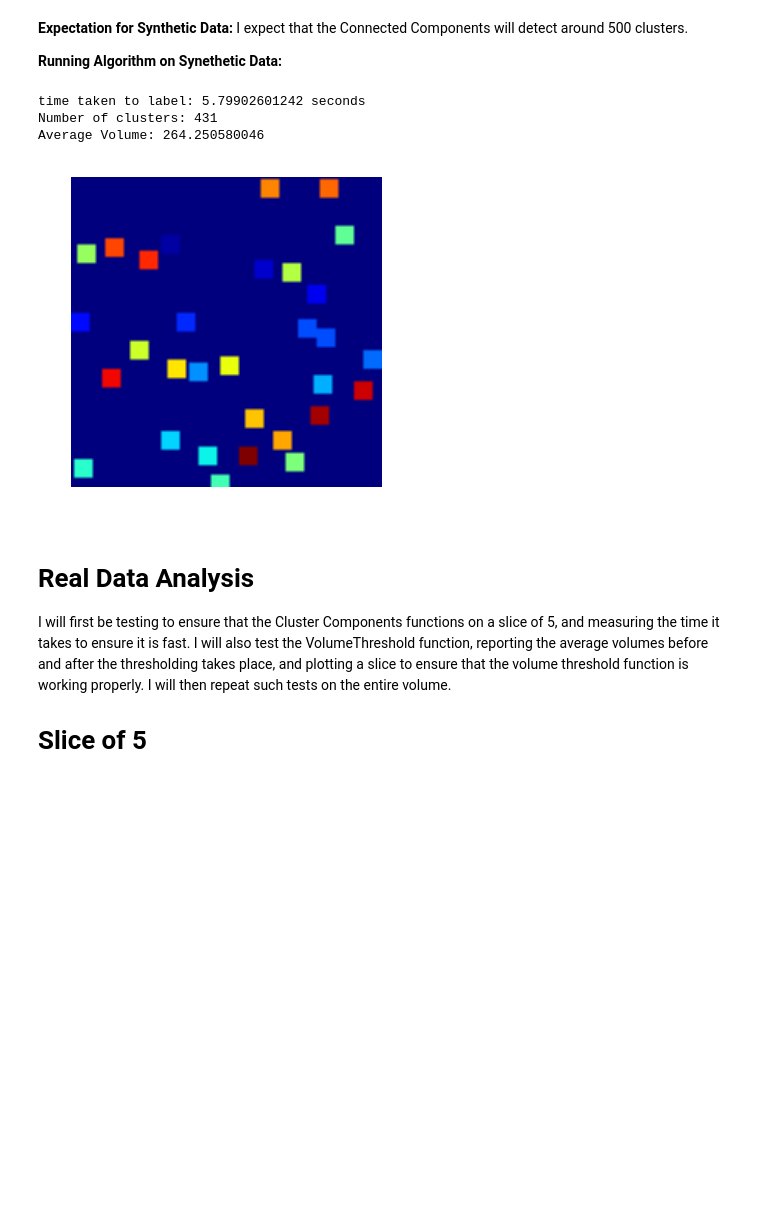
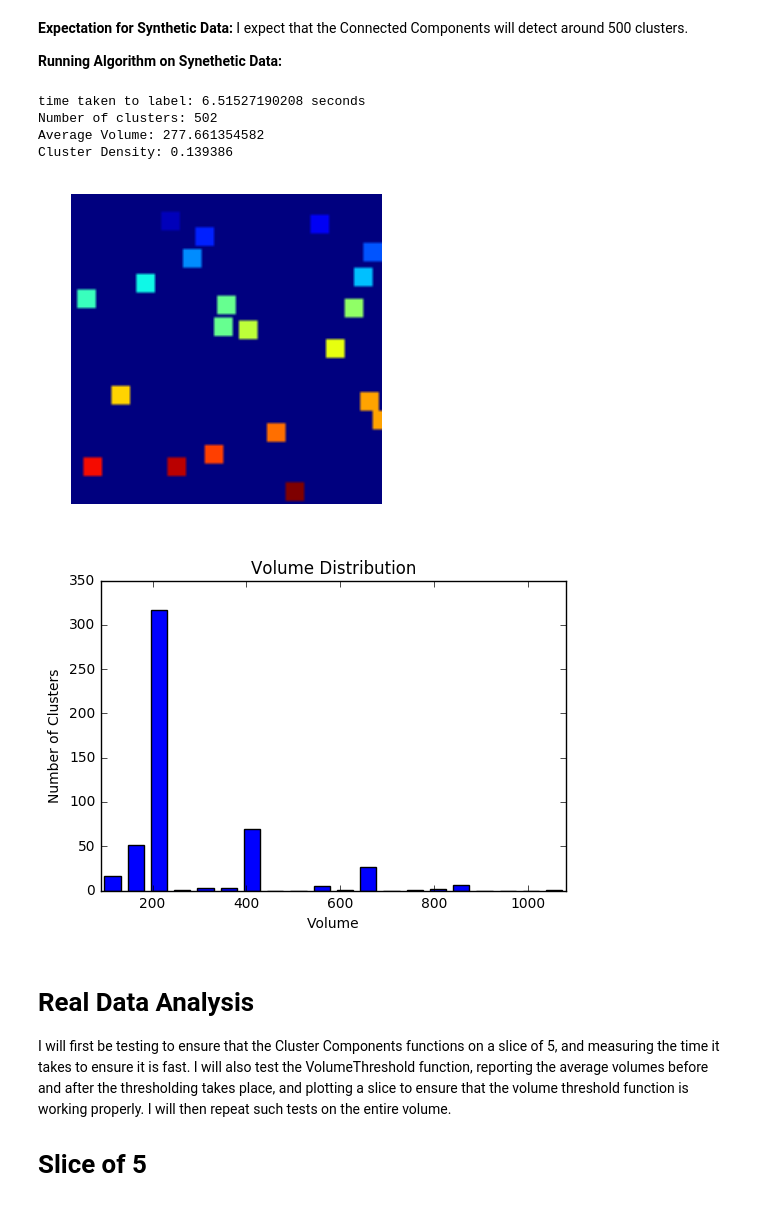
Before and after one commit to NeuroDataDesign/pan-synapse, a Jupyter notebook: background/Cluster_Thresh_Algorithms.md.ipynb, the cells around one changed output. Saved outputs shown, nothing was run; the diff lists cells and outputs as text; code cells hidden in the pictures; blank space fills up the shorter version.

Commit message:
finished cluster thresh algorithms.md

```diff
--- a/background/Cluster_Thresh_Algorithms.md.ipynb
+++ b/background/Cluster_Thresh_Algorithms.md.ipynb
@@ -80,7 +97,7 @@ def clusterThresh(volume, lowerFence=0, upperFence=250):
 # %% [markdown]
 **I will be using the below cell for analyzing clusterThresh's Performance:**
 # %%
-def clusterAnalysis(rawData, lowerFence=0, upperFence=250, sliceVis=5):
+def clusterAnalysis(rawData, lowerFence = 0, upperFence = 250, sliceVis=5, bins=50):
     start_time = time.time()
     clusterList = clusterThresh(rawData, lowerFence, upperFence)
     volumeList = []
@@ -93,10 +110,12 @@ def clusterAnalysis(rawData, lowerFence=0, upperFence=250, sliceVis=5):
             z, y, x = clusterList[cluster].members[member]
             displayIm[z][y][x] = cluster
     print "Average Volume: " + str(np.mean(volumeList))
-
+    shape = rawData.shape
+    print "Cluster Density: " + str(1.0*np.sum(volumeList)/(shape[0]*shape[1]*shape[2]))
     plt.imshow(displayIm[sliceVis])
     plt.axis('off')
     plt.show()
+    mv.generateVoxHist(volumeList, figName='Volume Distribution', bins=bins, axisStart=np.min(volumeList), axisEnd=np.max(volumeList), xTitle='Volume', yTitle="Number of Clusters")
 # %% [markdown]
 ## clusterThresh Conditions
 clusterThresh would work well under the conditions that the input volume contains seperable, non-overlapping, sparse clusters and that the input volume is in binary-form (i.e. the values of the background voxels are 0's and the value of the foreground voxels are all positive integers).
@@ -367,12 +389,14 @@ plt.show()
 
 **Running Algorithm on Synethetic Data:**
 # %%
-clusterAnalysis(foreground, lowerFence = 0, upperFence = 1000, sliceVis = 3)
+clusterAnalysis(foreground, lowerFence = 0, upperFence = 1000, sliceVis = 0, bins=20)
 # %% [output]
-time taken to label: 5.79902601242 seconds
-Number of clusters: 431
-Average Volume: 264.250580046
+time taken to label: 6.51527190208 seconds
+Number of clusters: 502
+Average Volume: 277.661354582
+Cluster Density: 0.139386
-[figure, old version]
+[figure, new version]
+[figure, added]
 # %% [markdown]
 # Real Data Analysis
 I will first be testing to ensure that the Cluster Components functions on a slice of 5, and measuring the time it takes to ensure it is fast. I will also test the VolumeThreshold function, reporting the average volumes before and after the thresholding takes place, and plotting a slice to ensure that the volume threshold function is working properly. I will then repeat such tests on the entire volume.
```
Also changed, not shown: parts of 9 cells of this notebook.
